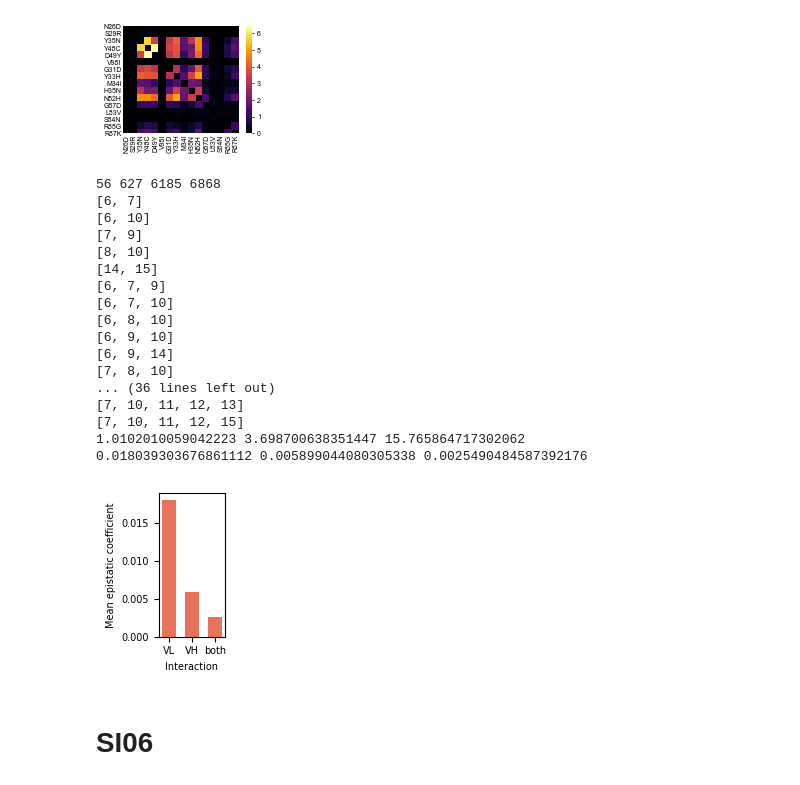
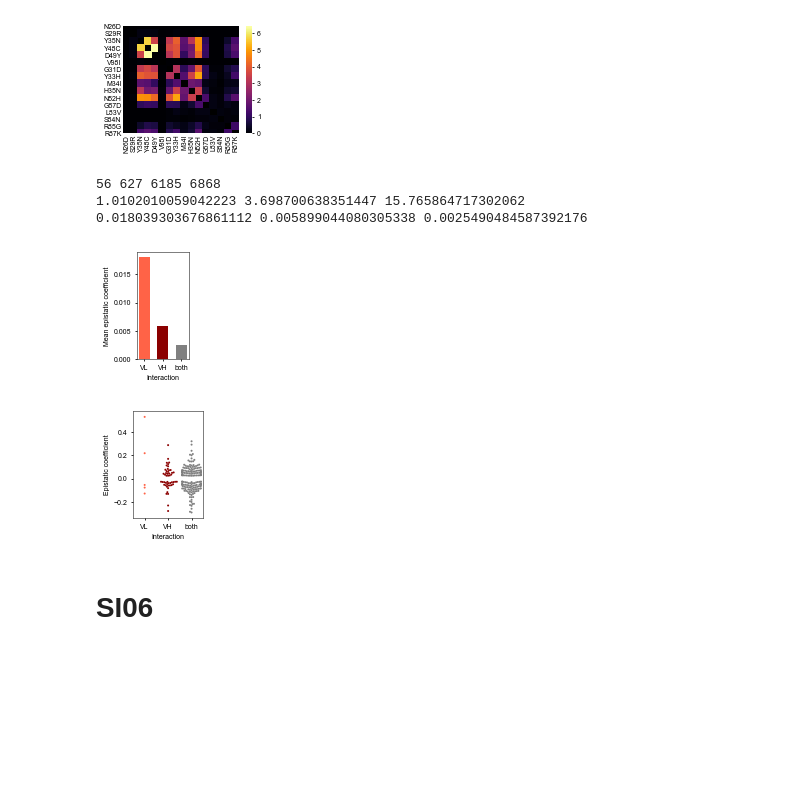
Before and after one commit to Ctharp17/CH65-comblib, a Jupyter notebook: Figures/Epistasis_figures/plot_highorder_biochemical_coefs_CH65.ipynb, the cells around one changed output. Cells and saved outputs as stored; diff of their text form; code cells hidden in the pictures; blank space fills up the shorter version.

Commit message:
adding raaw data to chain comparison

```diff
--- a/Figures/Epistasis_figures/plot_highorder_biochemical_coefs_CH65.ipynb
+++ b/Figures/Epistasis_figures/plot_highorder_biochemical_coefs_CH65.ipynb
@@ -155,6 +155,9 @@ plt.show()
 light_ep = 0
 heavy_ep = 0
 between_ep = 0
+light_int = []
+heavy_int = []
+between_int = []
 light_chain = [0,1,2,3,4,5]
 heavy_chain = [6,7,8,9,10,11,12,13,14,15]
 
@@ -187,55 +190,64 @@ for i in range(1,len(coefs_MA)):
 #                 print(muts_involved)
 #                 print(coefs_MA[i])
                 light_ep += np.abs(coefs_MA[i])
+                light_int.append(coefs_MA[i])
         elif all(elem in heavy_chain for elem in muts_involved):
             if sig_MA[i]:
-                print(muts_involved)
+#                print(muts_involved)
 #                 print(coefs_MA[i])
                 heavy_ep += np.abs(coefs_MA[i])
+                heavy_int.append(coefs_MA[i])
         else:
             if sig_MA[i]:
 #                 print(muts_involved)
 #                 print(coefs_MA[i])
                 between_ep += np.abs(coefs_MA[i])
+                between_int.append(coefs_MA[i])
 
 #normalize by total number of possible interactions
 light_ep_norm = light_ep/light_N
 heavy_ep_norm = heavy_ep/heavy_N
 between_ep_norm = between_ep/between_N
 
 print(light_ep,heavy_ep,between_ep)
 toplot =[light_ep_norm,heavy_ep_norm,between_ep_norm]
 print(light_ep_norm,heavy_ep_norm,between_ep_norm)
 
 sns.set_style({"axes.facecolor": "w"})
 plt.figure(figsize=(1.4,2))
-plt.bar(range(1,4),toplot,width=0.6,color=MA_color,label='MA90')
+plt.bar(range(1,4),toplot,width=0.6,color=('tomato','darkred','gray'),label='MA90')
 #plt.ylim([0,1])
 plt.ylabel('Mean epistatic coefficient')
 plt.xlabel('Interaction')
 plt.xticks([1,2,3],['VL','VH','both'])
 plt.tight_layout()
 plt.savefig('images/CH65_MA_ep_chains.pdf',transparent=True)
 plt.show()
 # %% [output]
 56 627 6185 6868
-[6, 7]
-[6, 10]
-[7, 9]
-[8, 10]
-[14, 15]
-[6, 7, 9]
-[6, 7, 10]
-[6, 8, 10]
-[6, 9, 10]
-[6, 9, 14]
-[7, 8, 10]
-... (36 lines left out)
-[7, 10, 11, 12, 13]
-[7, 10, 11, 12, 15]
 1.0102010059042223 3.698700638351447 15.765864717302062
 0.018039303676861112 0.005899044080305338 0.0025490484587392176
-[figure, old version]
+[figure, new version]
+# %%
+l = {'light': light_int}
+h = {'heavy': heavy_int}
+b = {'between' : between_int}
+light_df = pd.DataFrame(data=l)
+heavy_df = pd.DataFrame(data=h)
+between_df = pd.DataFrame(data=b)
+df = pd.concat([light_df,heavy_df,between_df], axis=1)
+
+sns.set_style({"axes.facecolor": "w"})
+plt.figure(figsize=(1.6,2))
+sns.swarmplot(data=df,size=2,palette=('tomato','darkred','gray'))
+plt.ylabel('Epistatic coefficient')
+plt.xlabel('Interaction')
+plt.xticks([0,1,2],['VL','VH','both'])
+plt.tight_layout()
+plt.savefig('images/CH65_MA_ep_chains_box.pdf',transparent=True)
+plt.show()
+# %% [output]
+[figure, added]
 # %% [markdown]
 # SI06
 # %%
```
Also changed, not shown: parts of 5 cells of this notebook, 10 other files.
